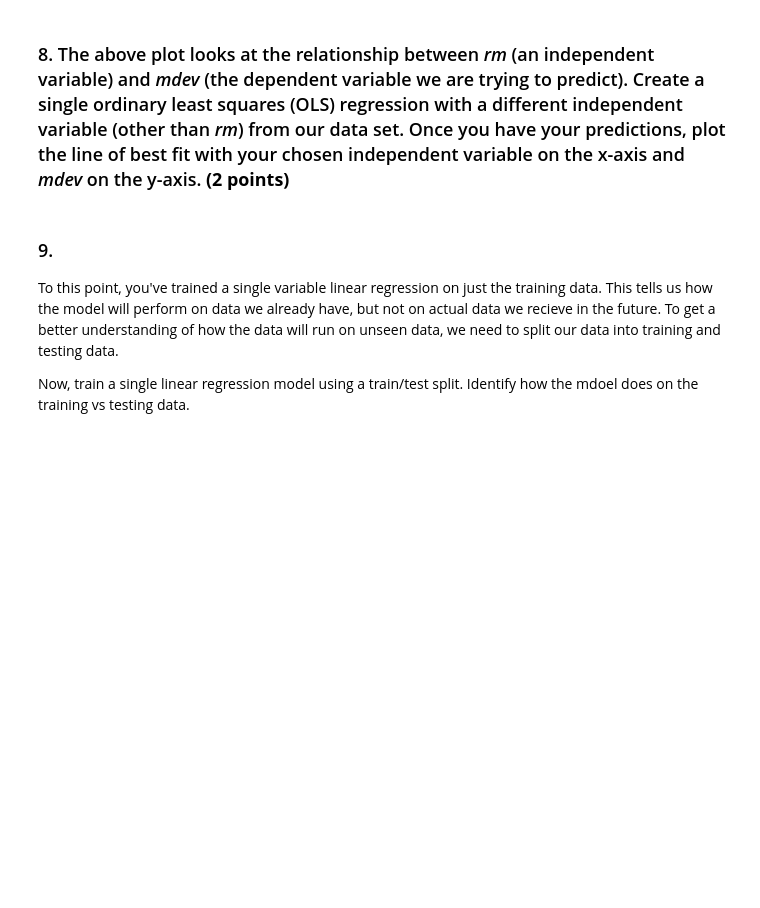
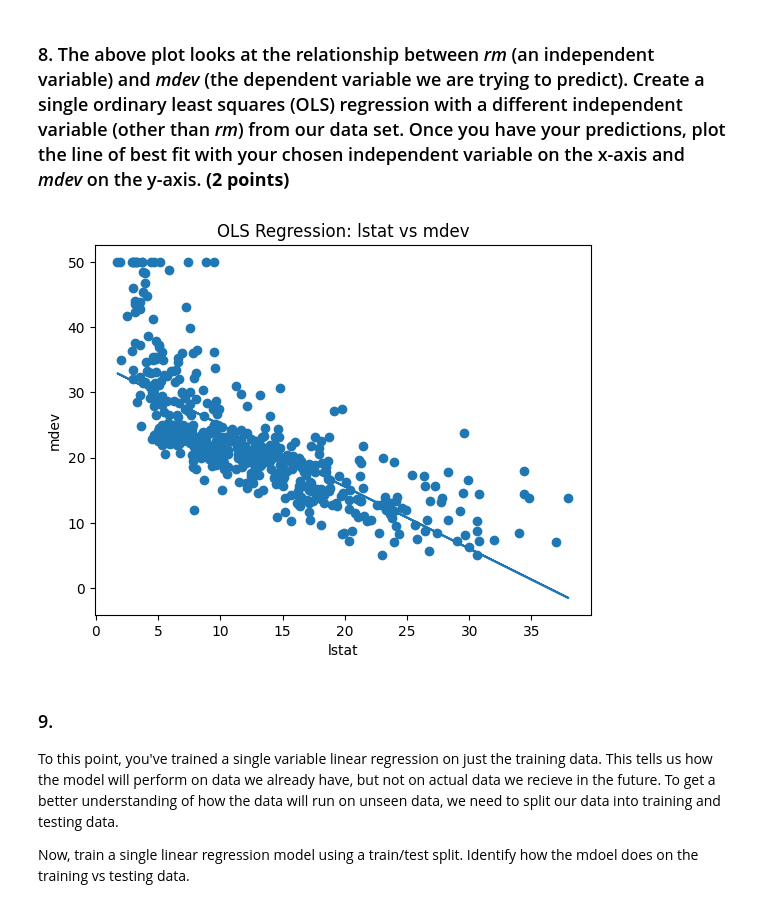
Before and after one commit to james-torgerson/DS_3025_project_2, a Jupyter notebook: project2_studentcopy.ipynb, the cells around one changed output. Saved outputs shown, nothing was run; the diff lists cells and outputs as text; code cells hidden in the pictures; blank space fills up the shorter version.

```diff
--- a/project2_studentcopy.ipynb
+++ b/project2_studentcopy.ipynb
@@ -388,3 +404,29 @@ print(SSE)
+# %%
+### implement your single regression model here
+
+x = df['lstat']
+y = df['medv']
+
+# Create X matrix with intercept
+X = np.column_stack((np.ones(len(x)), x))
+
+# Compute OLS coefficients
+betas = np.linalg.inv(X.T @ X) @ X.T @ y
+
+# Predictions
+y_hat = betas[0] + betas[1] * x
+
+# Plot
+plt.scatter(x, y)
+plt.plot(x, y_hat)
+
+plt.xlabel("lstat")
+plt.ylabel("mdev")
+plt.title("OLS Regression: lstat vs mdev")
+
+plt.show()
+# %% [output]
+[figure, added]
 # %% [markdown]
 ### 9.
 To this point, you've trained a single variable linear regression on just the training data. This tells us how the model will perform on data we already have, but not on actual data we recieve in the future. To get a better understanding of how the data will run on unseen data, we need to split our data into training and testing data.
```
Also changed, not shown: parts of 12 cells of this notebook.
